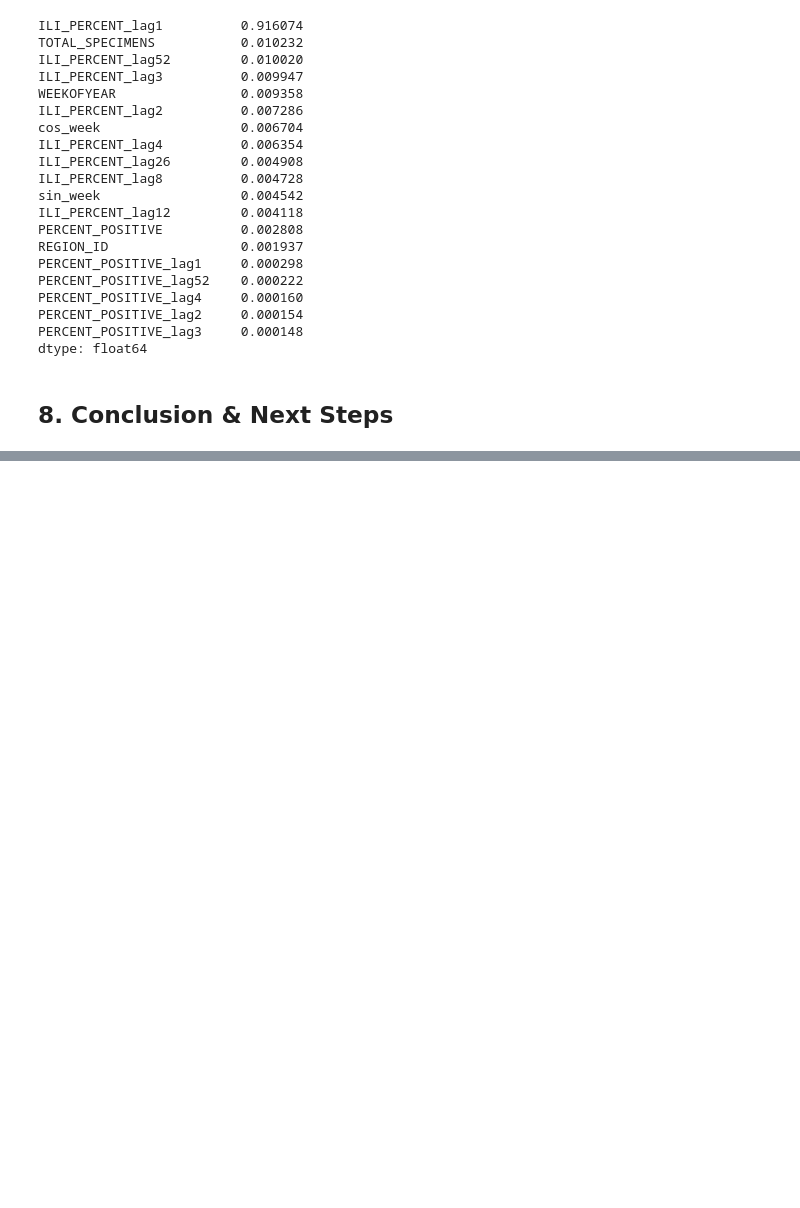
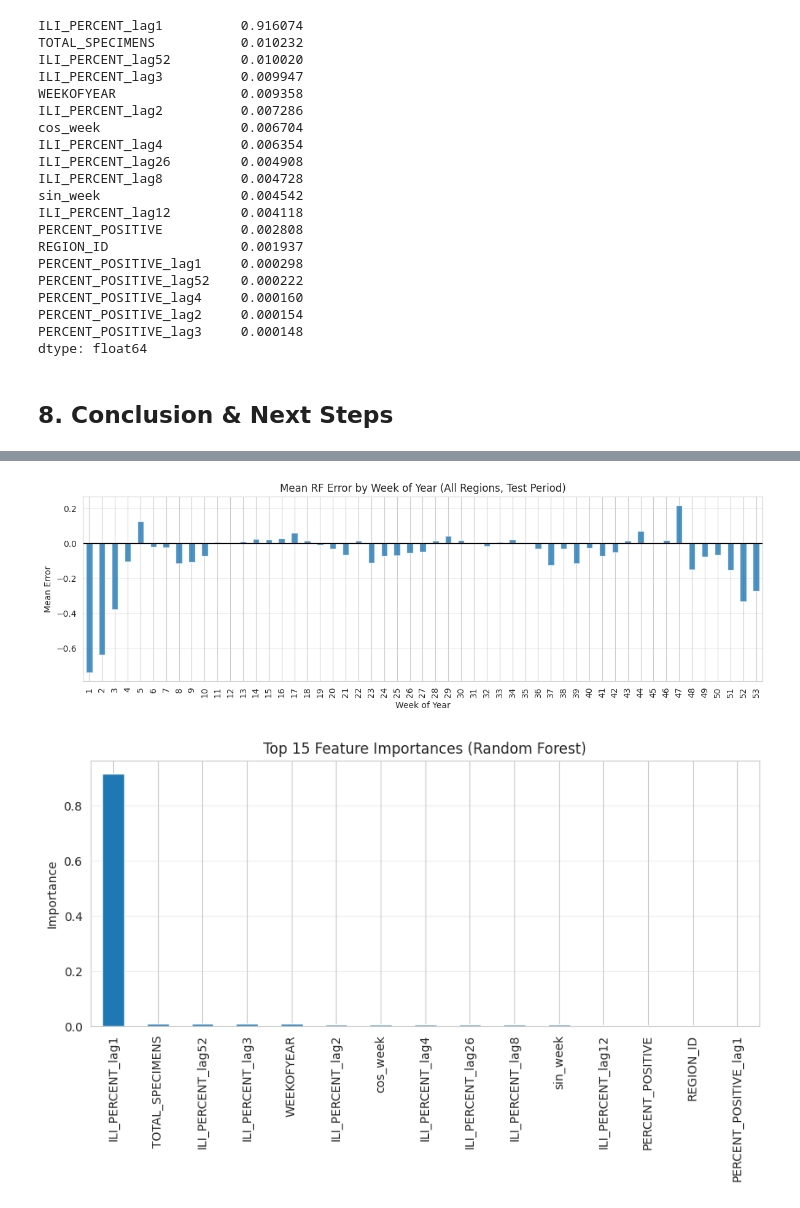
Before and after one commit to ElMehdiBayoud/flu-forecasting-us, a Jupyter notebook: notebook/flu-forecasting.ipynb, the cells around one changed output, grey strips where cells are left out. Drawn from its saved outputs; the diff is of its cells as text; code cells hidden in the pictures; blank space fills up the shorter version.

```diff
--- a/notebook/main.ipynb
+++ b/notebook/flu-forecasting.ipynb
@@ -572,0 +679,26 @@ dtype: float64
+# %%
+# Seasonal error pattern
+plt.figure(figsize=(12,4))
+err_by_week.plot(kind="bar", alpha=0.8)
+plt.axhline(0, color="black", linewidth=1)
+plt.title("Mean RF Error by Week of Year (All Regions, Test Period)")
+plt.xlabel("Week of Year")
+plt.ylabel("Mean Error")
+plt.grid(axis="y", alpha=0.3)
+plt.tight_layout()
+
+plt.savefig("outputs/rf_error_by_week.png", dpi=300, bbox_inches="tight")
+plt.show()
+
+# Feature importances bar plot
+plt.figure(figsize=(10,4))
+importances.sort_values(ascending=False).head(15).plot(kind='bar')
+plt.title("Top 15 Feature Importances (Random Forest)")
+plt.ylabel("Importance")
+plt.grid(axis="y", alpha=0.3)
+
+plt.savefig("outputs/rf_feature_importances_top15.png", dpi=300, bbox_inches="tight")
+plt.show()
+# %% [output]
+[figure, added]
+[figure, added]
```
Also changed, not shown: parts of 11 cells of this notebook.
